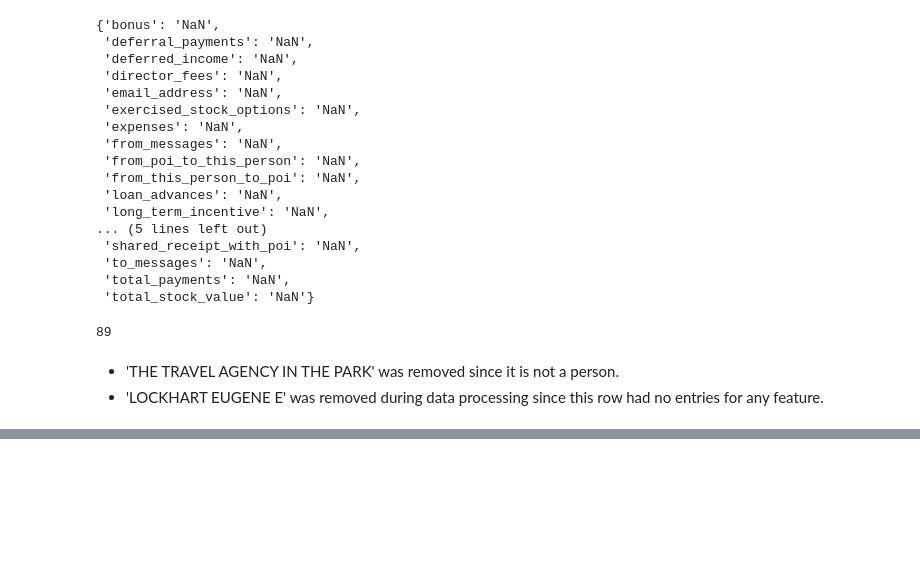
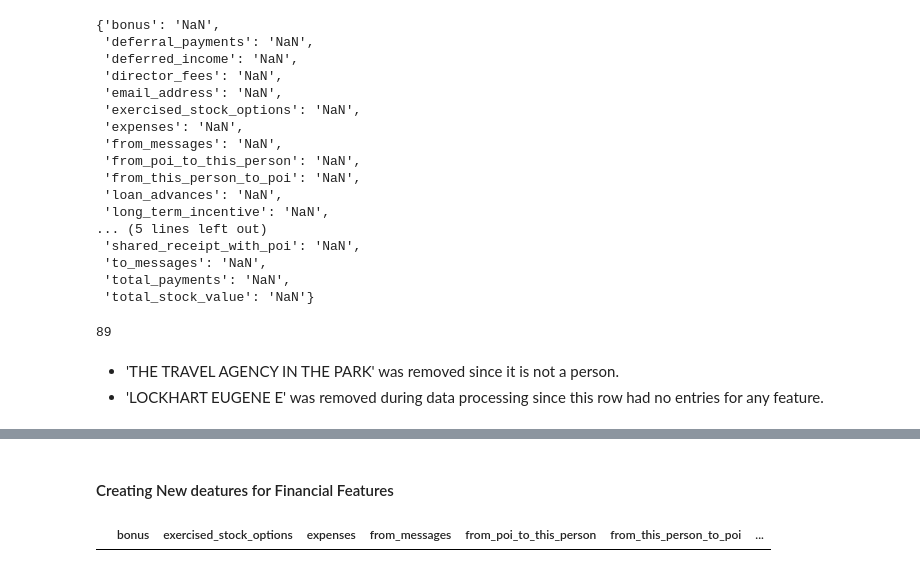
Before and after one commit to geekquad/Fraud-Detection, a Jupyter notebook: Fraud Detection from ENRON dataset.ipynb, the cells around one changed output, grey strips where cells are left out. Saved outputs shown, nothing was run; the diff lists cells and outputs as text; code cells hidden in the pictures; blank space fills up the shorter version.

```diff
--- a/Fraud Detection from ENRON dataset.ipynb
+++ b/Fraud Detection from ENRON dataset.ipynb
@@ -338,0 +365,6 @@ df_imp_sub = df_imp.drop(df_imp.index[[park_index]])
+# %% [markdown]
+#### Creating New deatures for Financial Features
+# %%
+enron_df[enron_df['total_stock_value'].isnull()]
+# %% [output]
+|  | bonus | exercised_stock_options | expenses | from_messages | from_poi_to_this_person | from_this_person_to_poi | ... |
```
Also changed, not shown: parts of 8 cells of this notebook.
